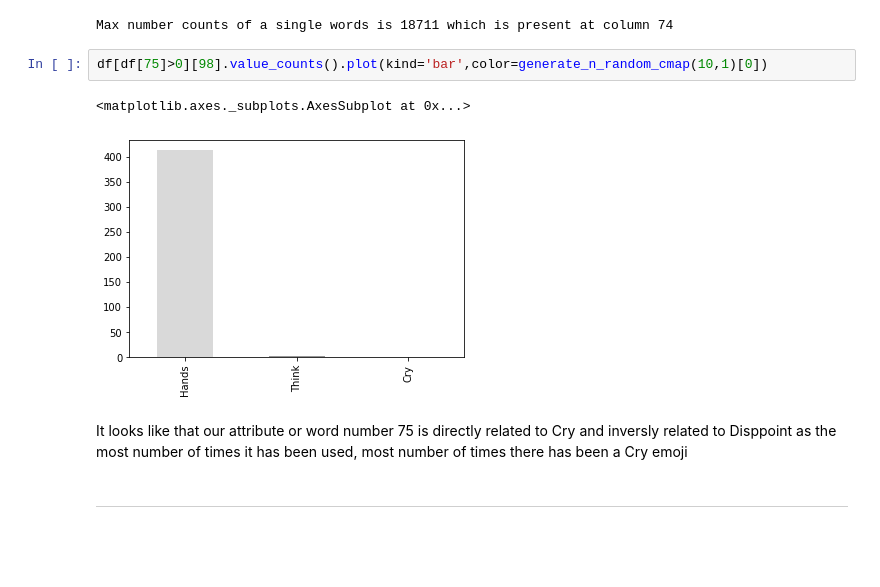
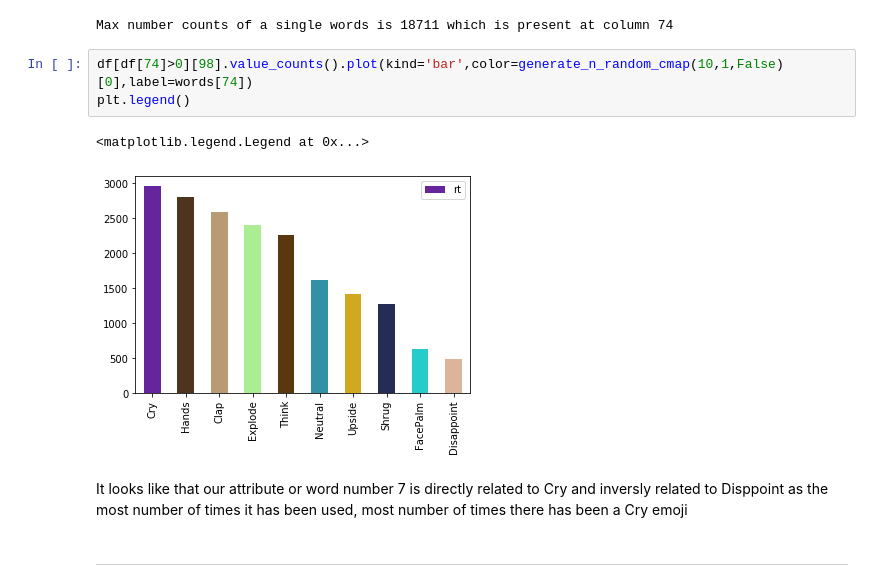
Before and after one commit to deshwalmahesh/Emoji-Prediction-in-Tweet-NLP, a Jupyter notebook: Solution.ipynb, the cells around one changed output. Cells and saved outputs as stored; diff of their text form; blank space fills up the shorter version.

```diff
--- a/Solution.ipynb
+++ b/Solution.ipynb
@@ -188,12 +188,13 @@ print(f'Max number counts of a single words is {vocab.max()} which is present at
 # %% [output]
 Max number counts of a single words is 18711 which is present at column 74
 # %%
-df[df[75]>0][98].value_counts().plot(kind='bar',color=generate_n_random_cmap(10,1)[0])
+df[df[74]>0][98].value_counts().plot(kind='bar',color=generate_n_random_cmap(10,1,False)[0],label=words[74])
+plt.legend()
 # %% [output]
-<matplotlib.axes._subplots.AxesSubplot at 0x...>
+<matplotlib.legend.Legend at 0x...>
-[figure, old version]
+[figure, new version]
 # %% [markdown]
-It looks like that our attribute or word number 75 is directly related to Cry and inversly related to Disppoint as the most number of times it has been used, most number of times there has been a Cry emoji
+It looks like that our attribute or word number 7 is directly related to Cry and inversly related to Disppoint as the most number of times it has been used, most number of times there has been a Cry emoji
 # %% [markdown]
 -------------------------------------------------------------------------------------------------
 # %%
```
Also changed, not shown: parts of 5 cells of this notebook.
